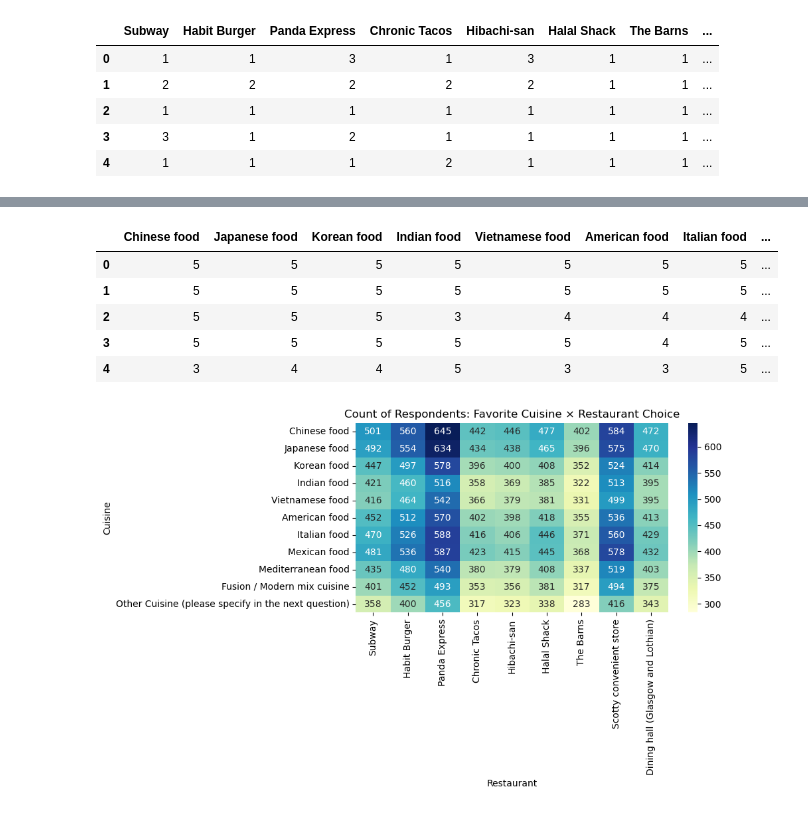
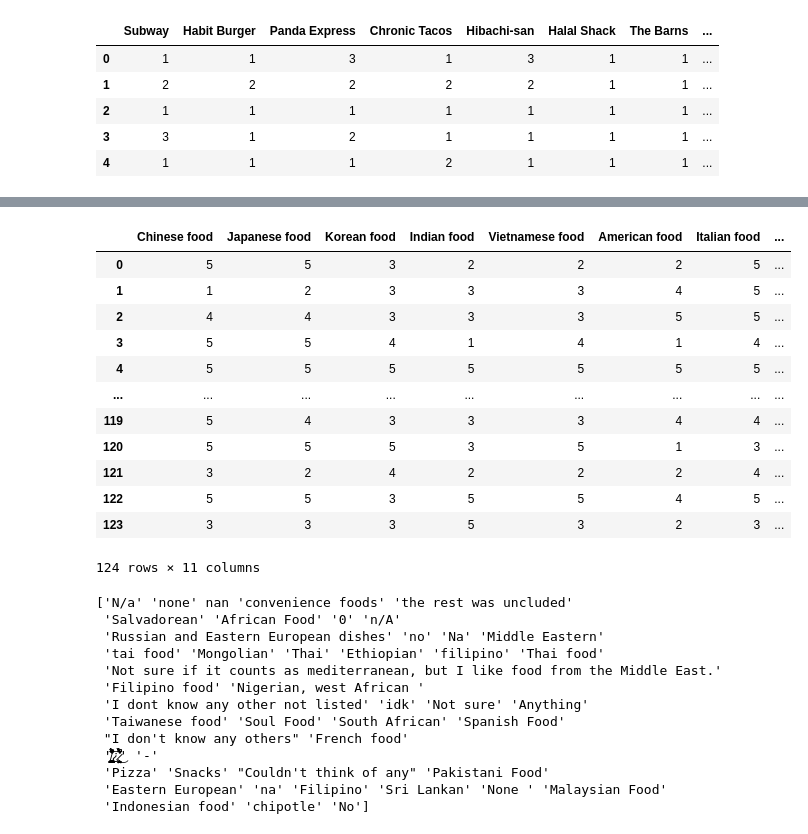
Before and after one commit to LydiaNiu/cs105_t7_miniproj, a Jupyter notebook: T7_mini_proj.ipynb, the cells around one changed output, grey strips where cells are left out. Saved outputs shown, nothing was run; the diff lists cells and outputs as text; code cells hidden in the pictures.

```diff
--- a/T7_mini_proj.ipynb
+++ b/T7_mini_proj.ipynb
@@ -72,46 +72,56 @@ plt.show()
 # %%
 # fav cuisine vs restaurant preference
-    # Please rank the following cuisines by your preference. (1 being dislike, 5 being like)
+    # Please rank the following cuisines by your preference (1 being dislike, 5 being like)
 fav_cuisine = df[[c for c in df.columns if "Please rank the following cuisines by your preference. (1 being dislike, 5 being like)" in c]]
 fav_cuisine.columns = fav_cuisine.columns.str.extract(r'\[(.*)\]')[0]
 # print(fav_cuisine.columns.tolist())
+
 # convert to numeric
-# rest_rating_cols.head() # test print
 fav_cuisine = fav_cuisine.apply(lambda col: col.astype(str).str.split(' - ').str[0])
 fav_cuisine = fav_cuisine.apply(pd.to_numeric, errors='coerce')
-fav_cuisine.head() # test print
+fav_cuisine
 # %% [output]
 |  | Chinese food | Japanese food | Korean food | Indian food | Vietnamese food | American food | Italian food | ... |
-| 0 | 5 | 5 | 5 | 5 | 5 | 5 | 5 | ... |
-| 1 | 5 | 5 | 5 | 5 | 5 | 5 | 5 | ... |
-| 2 | 5 | 5 | 5 | 3 | 4 | 4 | 4 | ... |
-| 3 | 5 | 5 | 5 | 5 | 5 | 4 | 5 | ... |
-| 4 | 3 | 4 | 4 | 5 | 3 | 3 | 5 | ... |
+| 0 | 5 | 5 | 3 | 2 | 2 | 2 | 5 | ... |
+| 1 | 1 | 2 | 3 | 3 | 3 | 4 | 5 | ... |
+| 2 | 4 | 4 | 3 | 3 | 3 | 5 | 5 | ... |
+| 3 | 5 | 5 | 4 | 1 | 4 | 1 | 4 | ... |
+| 4 | 5 | 5 | 5 | 5 | 5 | 5 | 5 | ... |
+| ... | ... | ... | ... | ... | ... | ... | ... | ... |
+| 119 | 5 | 4 | 3 | 3 | 3 | 4 | 4 | ... |
+| 120 | 5 | 5 | 5 | 3 | 5 | 1 | 3 | ... |
+| 121 | 3 | 2 | 4 | 2 | 2 | 2 | 4 | ... |
+| 122 | 5 | 5 | 3 | 5 | 5 | 4 | 5 | ... |
+| 123 | 3 | 3 | 3 | 5 | 3 | 2 | 3 | ... |
+124 rows × 11 columns
 # %%
-# combined_df2 = pd.concat([fav_cuisine, rest_rating_cols], axis=1)
-
-# # ---- Convert to numeric (if not already) ----
-# combined_df2 = combined_df2.apply(pd.to_numeric, errors='coerce')
-
-# # ---- Create correlation matrix ----
-# corr = combined_df2.corr()
-
-# # ---- Plot heatmap ----
-# plt.figure(figsize=(8, 6))
-# sns.heatmap(corr, annot=True, cmap="coolwarm", vmin=-1, vmax=1)
-# plt.title("Correlation between Food Choices and Imposter Syndrome Ratings")
+# plt.figure(figsize=(10, 6))
+# sns.heatmap(r, center= 0, cmap = "coolwarm",annot= True)
+# sns.heatmap(count_matrix, annot=True, cmap="YlGnBu", fmt="d")
+# plt.title("Count of Respondents: Favorite Cuisine × Restaurant Choice")
+# plt.xlabel("Restaurant")
+# plt.ylabel("Cuisine")
 # plt.tight_layout()
 # plt.show()
-
-count_matrix = fav_cuisine.T.dot(rest_rating_cols)
-
-# --- Plot as heatmap ---
-plt.figure(figsize=(10, 6))
-sns.heatmap(count_matrix, annot=True, cmap="YlGnBu", fmt="d")
-plt.title("Count of Respondents: Favorite Cuisine × Restaurant Choice")
-plt.xlabel("Restaurant")
-plt.ylabel("Cuisine")
-plt.tight_layout()
-plt.show()
-# %% [output]
-[figure, removed]
+# %%
+# find other cuisine and rating pairs
+df3 = df[["Please rank the following cuisines by your preference. (1 being dislike, 5 being like) [Other Cuisine (please specify in the next question)]", "Please list any other cuisines not included."]]
+df3 = df3.rename(columns={
+   "Please rank the following cuisines by your preference. (1 being dislike, 5 being like) [Other Cuisine (please specify in the next question)]": "other_cuisine_rate",
+    "Please list any other cuisines not included.": "cuisine_name"
+})
+# print(df3["cuisine_name"].unique())
+# %% [output]
+['N/a' 'none' nan 'convenience foods' 'the rest was uncluded'
+ 'Salvadorean' 'African Food' '0' 'n/A'
+ 'Russian and Eastern European dishes' 'no' 'Na' 'Middle Eastern'
+ 'tai food' 'Mongolian' 'Thai' 'Ethiopian' 'filipino' 'Thai food'
+ 'Not sure if it counts as mediterranean, but I like food from the Middle East.'
+ 'Filipino food' 'Nigerian, west African '
+ 'I dont know any other not listed' 'idk' 'Not sure' 'Anything'
+ 'Taiwanese food' 'Soul Food' 'South African' 'Spanish Food'
+ "I don't know any others" 'French food'
+ '̸̧̛̺̹̟̮͇͖̺̹͇͉̪̹͇͇̈́́̒̋͌̄̑̊̍̔͘͝ͅͅ¿̷̨̯̖̯͙̳̙̖̹̱̤͎̱̤̳́͛̈́̈́̈́̒̉͊͛̕͘̚̕͜' '-'
+ 'Pizza' 'Snacks' "Couldn't think of any" 'Pakistani Food'
+ 'Eastern European' 'na' 'Filipino' 'Sri Lankan' 'None ' 'Malaysian Food'
+ 'Indonesian food' 'chipotle' 'No']
```
Also changed, not shown: parts of 9 cells of this notebook, 2 other files.
